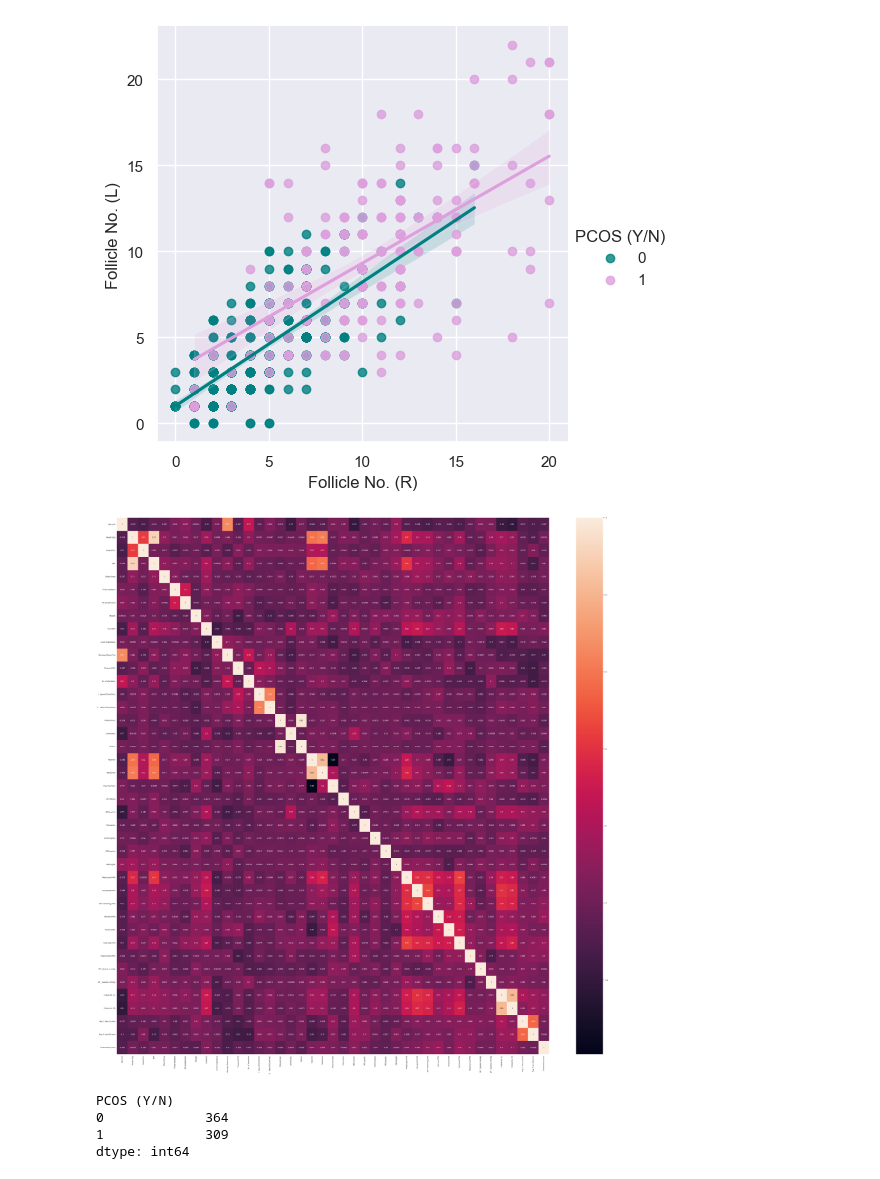
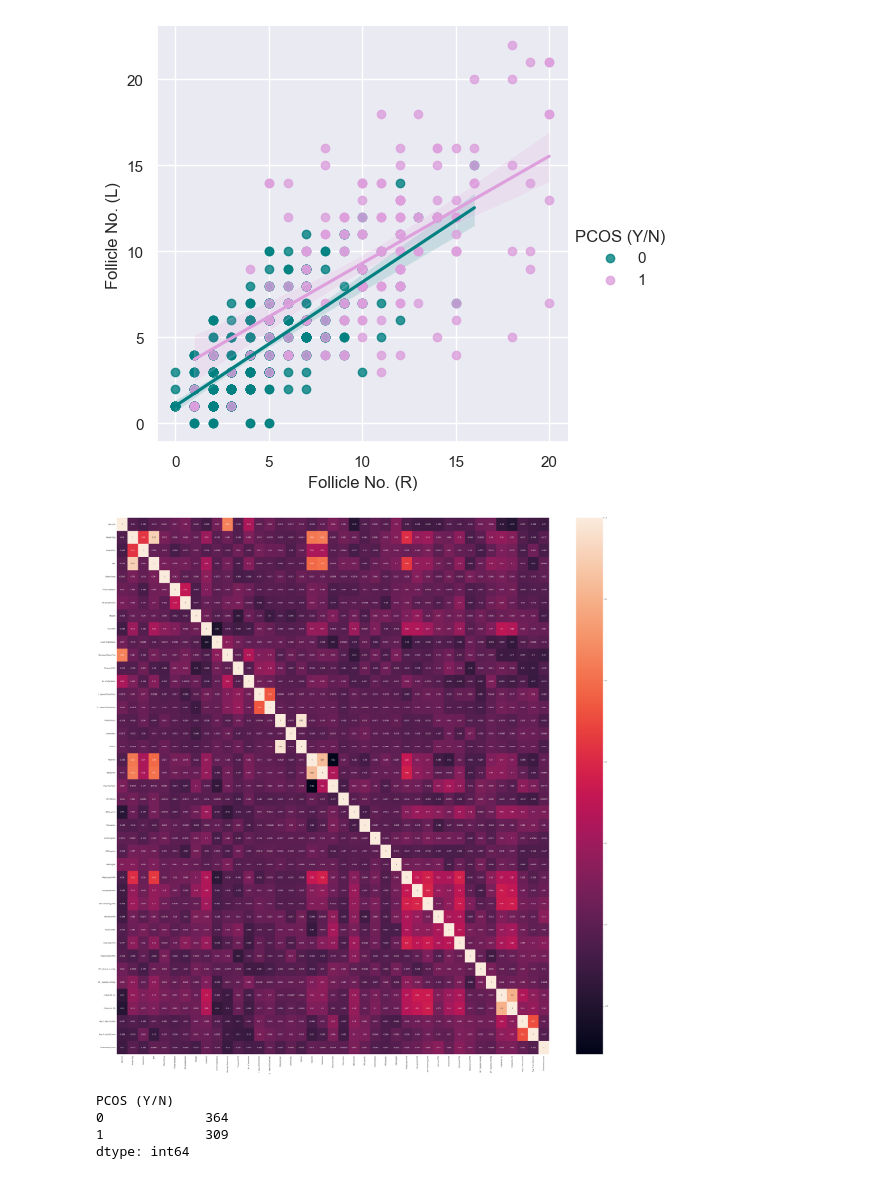
Before and after one commit to harish650/pcos-research-paper, a Jupyter notebook: pcos.ipynb, the cells around one changed output. Drawn from its saved outputs; the diff is of its cells as text; code cells hidden in the pictures.

```diff
--- a/pcos.ipynb
+++ b/pcos.ipynb
@@ -212,38 +212,38 @@ for i in data:
 # X_scaled = pd.DataFrame(x_scaled, columns = cols)
 # data = X_scaled.to_numpy()
 # var_train, var_test, res_train, res_test = train_test_split(data[features],data[pcosYN], test_size = 0.3)
 #preprocessing balancing the dataset
 #smote
 # from imblearn.over_sampling import SMOTE
 # smote = SMOTE(random_state=42)
 # x=data[features]
 # y=data[pcosYN]
 # x,y= smote.fit_resample(x,y)
 
 #random oversampling
 from imblearn.over_sampling import RandomOverSampler
 from imblearn.under_sampling import RandomUnderSampler, NearMiss
 oversample = RandomOverSampler(sampling_strategy=0.85)
 x=data[features]
 y=data[pcosYN]
 x, y = oversample.fit_resample(x, y)
 
-var_train=x[features].iloc[:379,:]
-var_test=x[features].iloc[379:,:]
-res_train=y[pcosYN].iloc[:379,:]
-res_test=y[pcosYN].iloc[379:,:]
+var_train=x[features].iloc[:471,:]
+var_test=x[features].iloc[471:,:]
+res_train=y[pcosYN].iloc[:471,:]
+res_test=y[pcosYN].iloc[471:,:]
 
 sscaler = MinMaxScaler()
 # var_train=sscaler.fit_transform(var_train)
 # var_test=sscaler.fit_transform(var_test)
 
 core=var_train.corr()
 sns.set(rc = {'figure.figsize':(60,60)})
 
 sns.heatmap(core,annot=True)
 plt.show()
 # %% [output]
-[figure, old version]
+[figure, new version]
 # %%
 y.value_counts()
 # %% [output]
```
Also changed, not shown: parts of 18 cells of this notebook, 5 other files.
